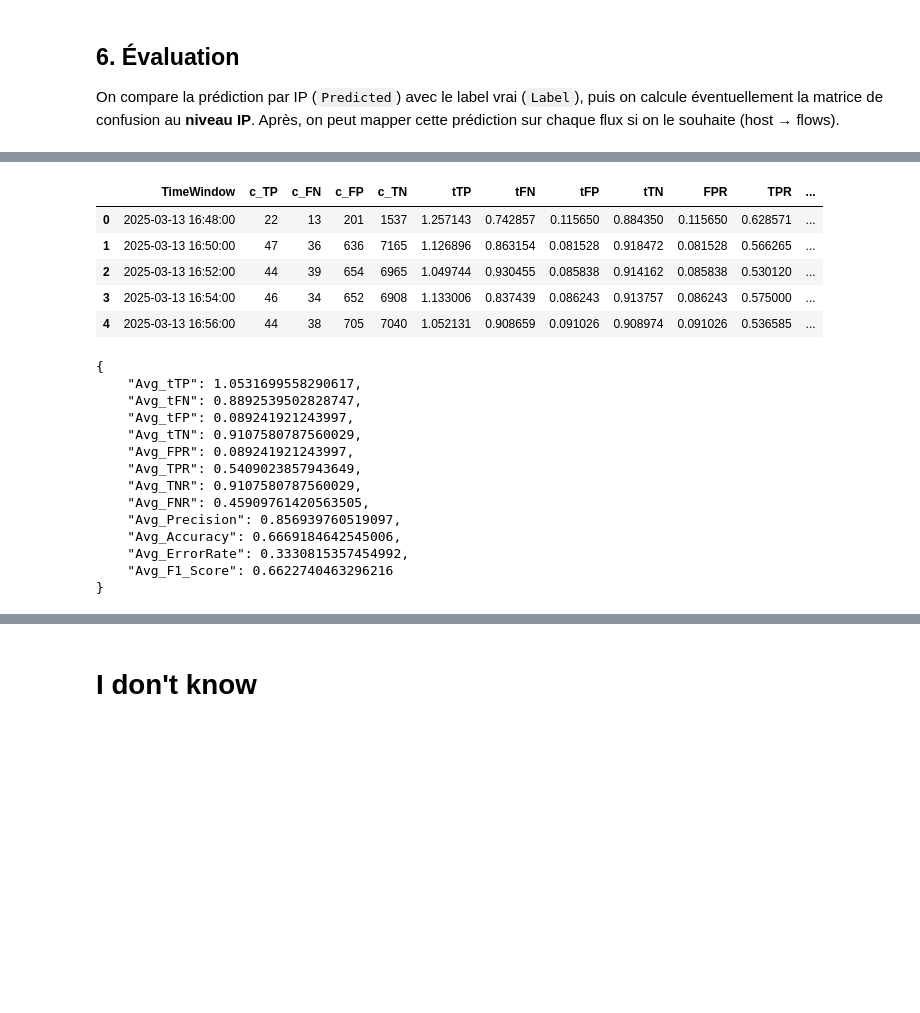
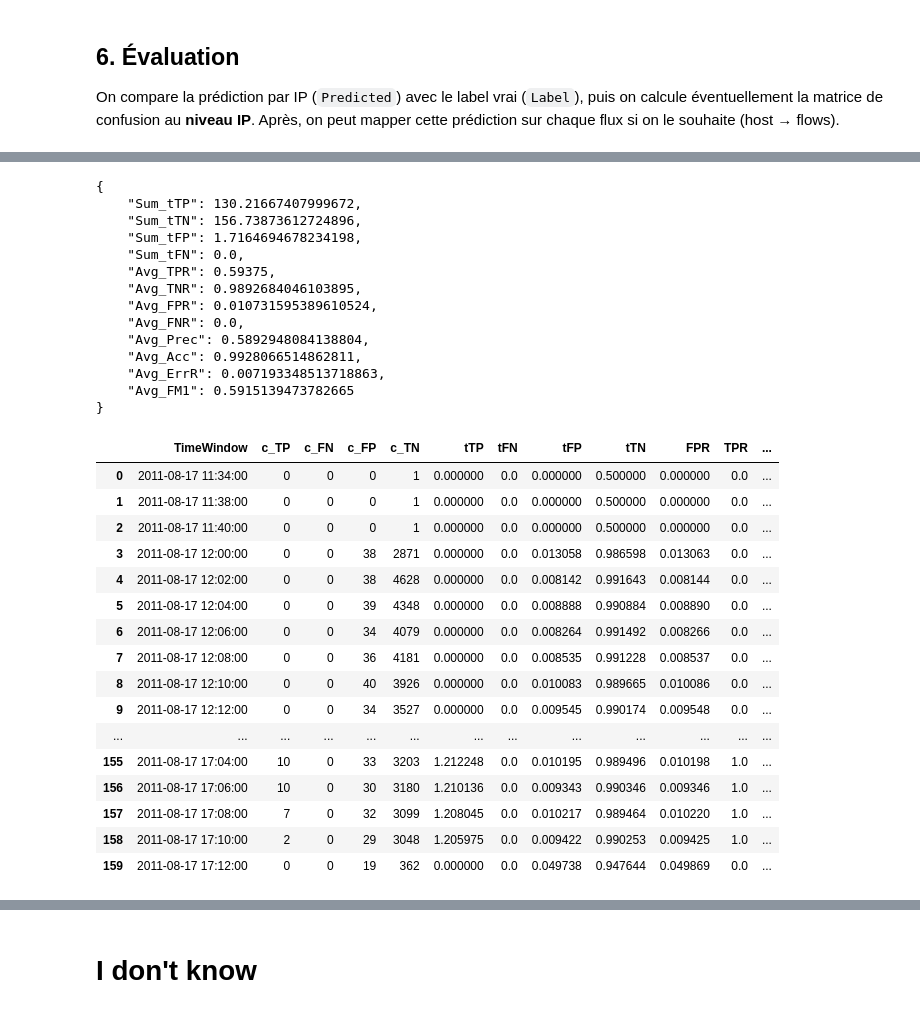
Before and after one commit to Keracles/Xu, a Jupyter notebook: XU.ipynb, the cells around one changed output, grey strips where cells are left out. Cells and saved outputs as stored; diff of their text form; code cells hidden in the pictures; blank space fills up the shorter version.

```diff
--- a/XU.ipynb
+++ b/XU.ipynb
@@ -54,6 +67,6 @@ Fichier converti en CSV sauvegardé sous dataset\capture20110817.pcap.netflow.la
 # %%
 # Chemin vers un fichier .binetflow
-data_path = "dataset\capture20110817.pcap.netflow.labeled.csv"
+data_path = "dataset\capture20110817_9.binetflow"
 
 df = pd.read_csv(data_path, sep=',', on_bad_lines='skip')
 print(f"Data shape: {df.shape}")
@@ -140,4 +146,4 @@ def preprocessing_dataset(df):
 # %%
-df = preprocessing_dataset(df)
-df.head(10)
+df = preprocess_binetflows(df)
+display_scrollable_dataframe(df.head(20))
 # %% [output]
@@ -395,0 +600,10 @@ botnet_scores_df
+# %%
+epsilon_dict = {
+    'RU_SrcPort': 0.2,
+    'RU_DstPort': 0.2,
+    'RU_DstIP': 0.3
+}
+
+df_classified = apply_threshold_and_categorize_ru(df_features, threshold=0.4, epsilon_dict=epsilon_dict)
+
+display_scrollable_dataframe(df_classified.head(20), max_height=400)
@@ -398,0 +749,3 @@ On compare la prédiction par IP (`Predicted`) avec le label vrai (`Label`), pui
+# %%
+df_classified_netflows, df_grouped = classify_netflows_from_XU(df, df_classified, time_window='2Min')
+display_scrollable_dataframe(df_classified_netflows.head(10), max_height=400)
@@ -490,29 +883,37 @@ def compute_time_weighted_metrics(df_features, alpha=0.01):
 # %%
-# df_features = XU_algorithm_time_window(df_binetflow, threshold=0.5, time_window='2Min')
-df_metrics, avg_metrics = compute_time_weighted_metrics(df_classified, alpha=0.01)
-
-display(df_metrics.head())
-import json
+df_metrics, avg_metrics, df_ip = compute_time_weighted_metrics(df_grouped, take_background=True, alpha=0.01)
 
 print(json.dumps(avg_metrics, indent=4))
+display_scrollable_dataframe(df_metrics, max_height=400)
 # %% [output]
+{
+    "Sum_tTP": 130.21667407999672,
+    "Sum_tTN": 156.73873612724896,
+    "Sum_tFP": 1.7164694678234198,
+    "Sum_tFN": 0.0,
+    "Avg_TPR": 0.59375,
+    "Avg_TNR": 0.9892684046103895,
+    "Avg_FPR": 0.010731595389610524,
+    "Avg_FNR": 0.0,
+    "Avg_Prec": 0.5892948084138804,
+    "Avg_Acc": 0.9928066514862811,
+    "Avg_ErrR": 0.007193348513718863,
+    "Avg_FM1": 0.5915139473782665
+}
 |  | TimeWindow | c_TP | c_FN | c_FP | c_TN | tTP | tFN | tFP | tTN | FPR | TPR | ... |
-| 0 | 2025-03-13 16:48:00 | 22 | 13 | 201 | 1537 | 1.257143 | 0.742857 | 0.115650 | 0.884350 | 0.115650 | 0.628571 | ... |
-| 1 | 2025-03-13 16:50:00 | 47 | 36 | 636 | 7165 | 1.126896 | 0.863154 | 0.081528 | 0.918472 | 0.081528 | 0.566265 | ... |
-| 2 | 2025-03-13 16:52:00 | 44 | 39 | 654 | 6965 | 1.049744 | 0.930455 | 0.085838 | 0.914162 | 0.085838 | 0.530120 | ... |
-| 3 | 2025-03-13 16:54:00 | 46 | 34 | 652 | 6908 | 1.133006 | 0.837439 | 0.086243 | 0.913757 | 0.086243 | 0.575000 | ... |
-| 4 | 2025-03-13 16:56:00 | 44 | 38 | 705 | 7040 | 1.052131 | 0.908659 | 0.091026 | 0.908974 | 0.091026 | 0.536585 | ... |
+| 0 | 2011-08-17 11:34:00 | 0 | 0 | 0 | 1 | 0.000000 | 0.0 | 0.000000 | 0.500000 | 0.000000 | 0.0 | ... |
+| 1 | 2011-08-17 11:38:00 | 0 | 0 | 0 | 1 | 0.000000 | 0.0 | 0.000000 | 0.500000 | 0.000000 | 0.0 | ... |
+| 2 | 2011-08-17 11:40:00 | 0 | 0 | 0 | 1 | 0.000000 | 0.0 | 0.000000 | 0.500000 | 0.000000 | 0.0 | ... |
+| 3 | 2011-08-17 12:00:00 | 0 | 0 | 38 | 2871 | 0.000000 | 0.0 | 0.013058 | 0.986598 | 0.013063 | 0.0 | ... |
+| 4 | 2011-08-17 12:02:00 | 0 | 0 | 38 | 4628 | 0.000000 | 0.0 | 0.008142 | 0.991643 | 0.008144 | 0.0 | ... |
+| 5 | 2011-08-17 12:04:00 | 0 | 0 | 39 | 4348 | 0.000000 | 0.0 | 0.008888 | 0.990884 | 0.008890 | 0.0 | ... |
+| 6 | 2011-08-17 12:06:00 | 0 | 0 | 34 | 4079 | 0.000000 | 0.0 | 0.008264 | 0.991492 | 0.008266 | 0.0 | ... |
+| 7 | 2011-08-17 12:08:00 | 0 | 0 | 36 | 4181 | 0.000000 | 0.0 | 0.008535 | 0.991228 | 0.008537 | 0.0 | ... |
+| 8 | 2011-08-17 12:10:00 | 0 | 0 | 40 | 3926 | 0.000000 | 0.0 | 0.010083 | 0.989665 | 0.010086 | 0.0 | ... |
+| 9 | 2011-08-17 12:12:00 | 0 | 0 | 34 | 3527 | 0.000000 | 0.0 | 0.009545 | 0.990174 | 0.009548 | 0.0 | ... |
+| ... | ... | ... | ... | ... | ... | ... | ... | ... | ... | ... | ... | ... |
+| 155 | 2011-08-17 17:04:00 | 10 | 0 | 33 | 3203 | 1.212248 | 0.0 | 0.010195 | 0.989496 | 0.010198 | 1.0 | ... |
+| 156 | 2011-08-17 17:06:00 | 10 | 0 | 30 | 3180 | 1.210136 | 0.0 | 0.009343 | 0.990346 | 0.009346 | 1.0 | ... |
+| 157 | 2011-08-17 17:08:00 | 7 | 0 | 32 | 3099 | 1.208045 | 0.0 | 0.010217 | 0.989464 | 0.010220 | 1.0 | ... |
+| 158 | 2011-08-17 17:10:00 | 2 | 0 | 29 | 3048 | 1.205975 | 0.0 | 0.009422 | 0.990253 | 0.009425 | 1.0 | ... |
+| 159 | 2011-08-17 17:12:00 | 0 | 0 | 19 | 362 | 0.000000 | 0.0 | 0.049738 | 0.947644 | 0.049869 | 0.0 | ... |
-{
-    "Avg_tTP": 1.0531699558290617,
-    "Avg_tFN": 0.8892539502828747,
-    "Avg_tFP": 0.089241921243997,
-    "Avg_tTN": 0.9107580787560029,
-    "Avg_FPR": 0.089241921243997,
-    "Avg_TPR": 0.5409023857943649,
-    "Avg_TNR": 0.9107580787560029,
-    "Avg_FNR": 0.45909761420563505,
-    "Avg_Precision": 0.856939760519097,
-    "Avg_Accuracy": 0.6669184642545006,
-    "Avg_ErrorRate": 0.3330815357454992,
-    "Avg_F1_Score": 0.6622740463296216
-}
```
Also changed, not shown: parts of 36 cells of this notebook.
